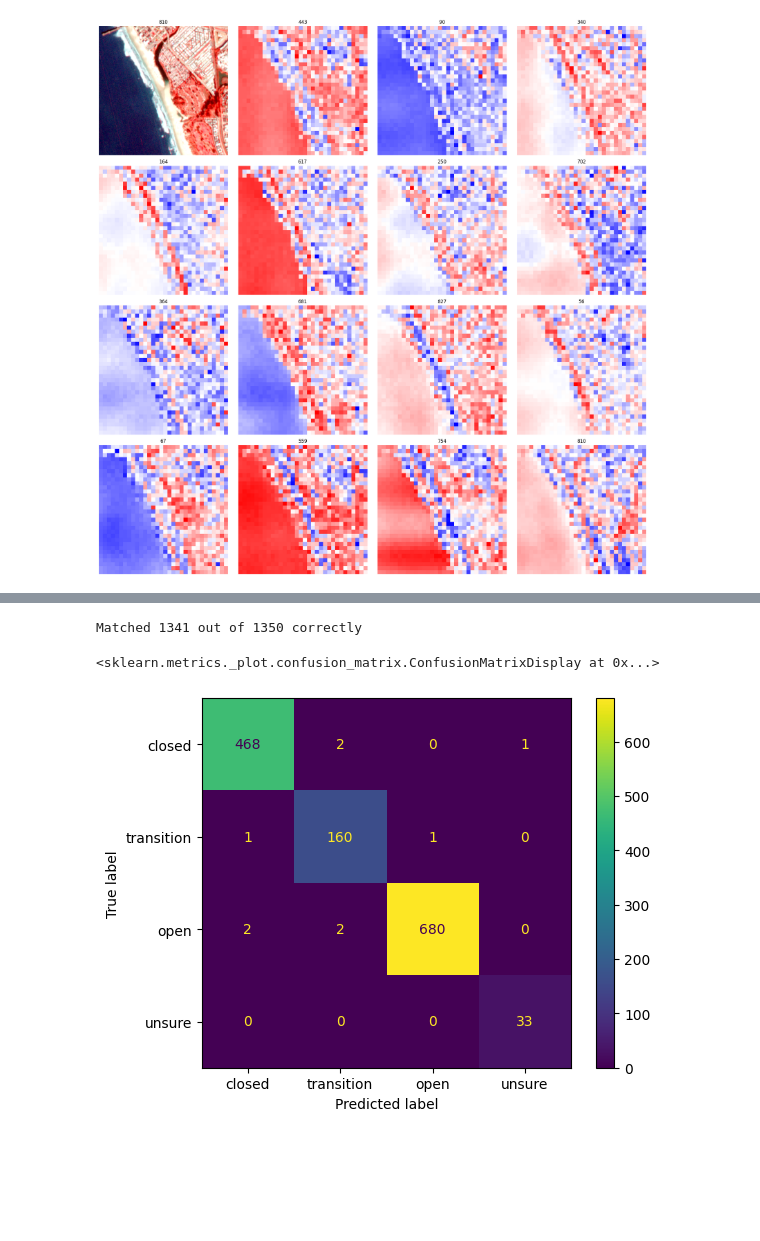
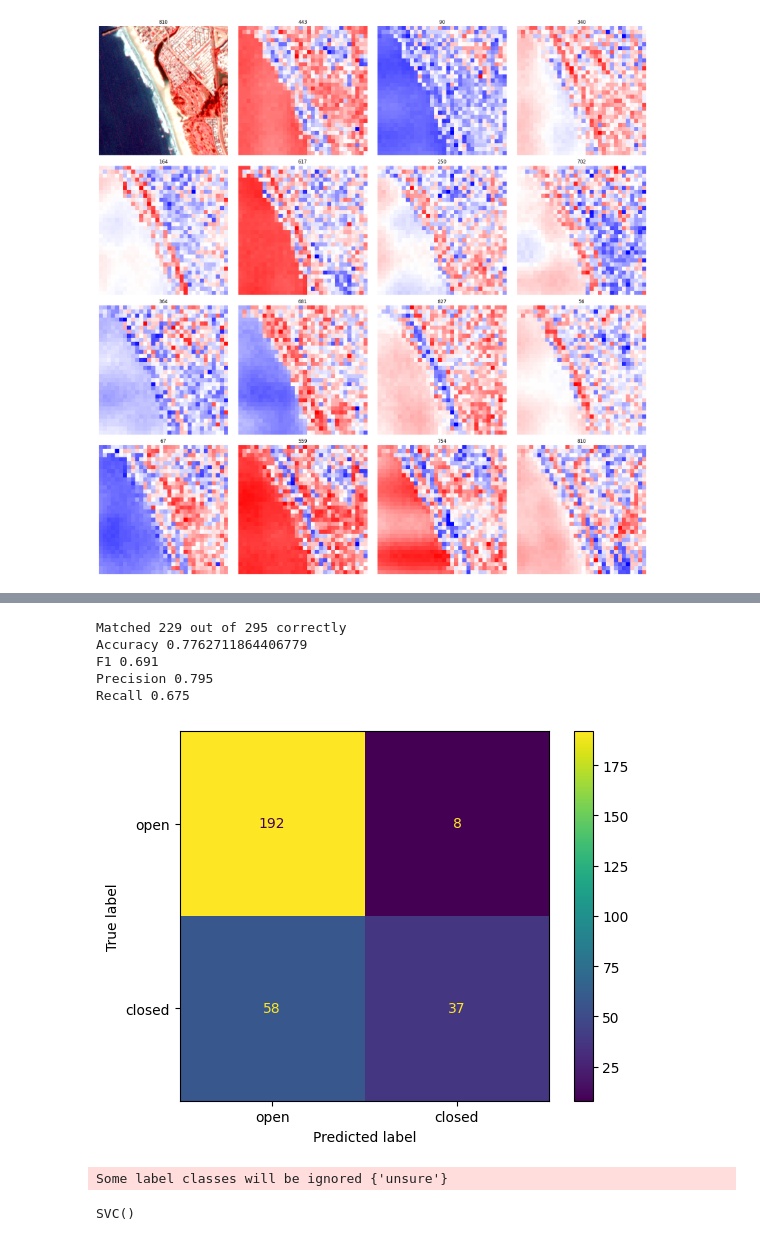
Before and after one commit to kyle-dorman/estuary, a Jupyter notebook: notebooks/clay.ipynb, the cells around one changed output, grey strips where cells are left out. Drawn from its saved outputs; the diff is of its cells as text; code cells hidden in the pictures; blank space fills up the shorter version.

```diff
--- a/notebooks/clay.ipynb
+++ b/notebooks/clay.ipynb
@@ -274,2 +250,0 @@ from sklearn.model_selection import train_test_split
-# %%
-X_train, X_test, y_train, y_test = train_test_split(X, y, test_size=0.1, random_state=42)
@@ -284,21 +251,29 @@ RandomForestClassifier()
 # %%
 # Predict classes on test set
-prediction = clf.predict(X_train)
+prediction = clf.predict(X_test)
 
 # Perfect match for SVM
-match = np.sum(y_train == prediction)
-print(f"Matched {match} out of {len(X_train)} correctly")
+match = np.sum(y_test == prediction)
+print(f"Matched {match} out of {len(X_test)} correctly")
+
+from sklearn.metrics import ConfusionMatrixDisplay, accuracy_score, precision_recall_fscore_support
+
+_ = ConfusionMatrixDisplay.from_predictions(
+    y_test,
+    prediction,
+    labels=list(range(len(["open", "closed"]))),
+    display_labels=["open", "closed"],
+)
+
+print("Accuracy", accuracy_score(y_test, prediction))
+prfs = precision_recall_fscore_support(y_test, prediction, average='macro')
+print("F1", round(prfs[2], 3))
+print("Precision", round(prfs[0], 3))
+print("Recall", round(prfs[1], 3))
 # %% [output]
-Matched 1341 out of 1350 correctly
+Matched 229 out of 295 correctly
+Accuracy 0.7762711864406779
+F1 0.691
+Precision 0.795
+Recall 0.675
+[figure, added]
-# %%
-from sklearn.metrics import ConfusionMatrixDisplay
-
-ConfusionMatrixDisplay.from_predictions(
-    y_train,
-    prediction,
-    labels=list(range(len(["closed", "transition", "open", "unsure"]))),
-    display_labels=["closed", "transition", "open", "unsure"],
-)
-# %% [output]
-<sklearn.metrics._plot.confusion_matrix.ConfusionMatrixDisplay at 0x...>
-[figure, removed]
@@ -304,0 +284,8 @@ ConfusionMatrixDisplay.from_predictions(
+# %%
+from estuary.clay.data import EstuaryDataModule
+
+dm = EstuaryDataModule(module.conf)
+dm.prepare_data()
+dm.setup()
+# %% [output]
+Some label classes will be ignored {'unsure'}
@@ -304,0 +324,8 @@ ConfusionMatrixDisplay.from_predictions(
+# %%
+from sklearn.ensemble import RandomForestClassifier
+
+clf = svm.SVC()
+# clf = RandomForestClassifier()
+clf.fit(X_train, y_train)
+# %% [output]
+SVC()
```
Also changed, not shown: parts of 22 cells of this notebook, 17 other files.
